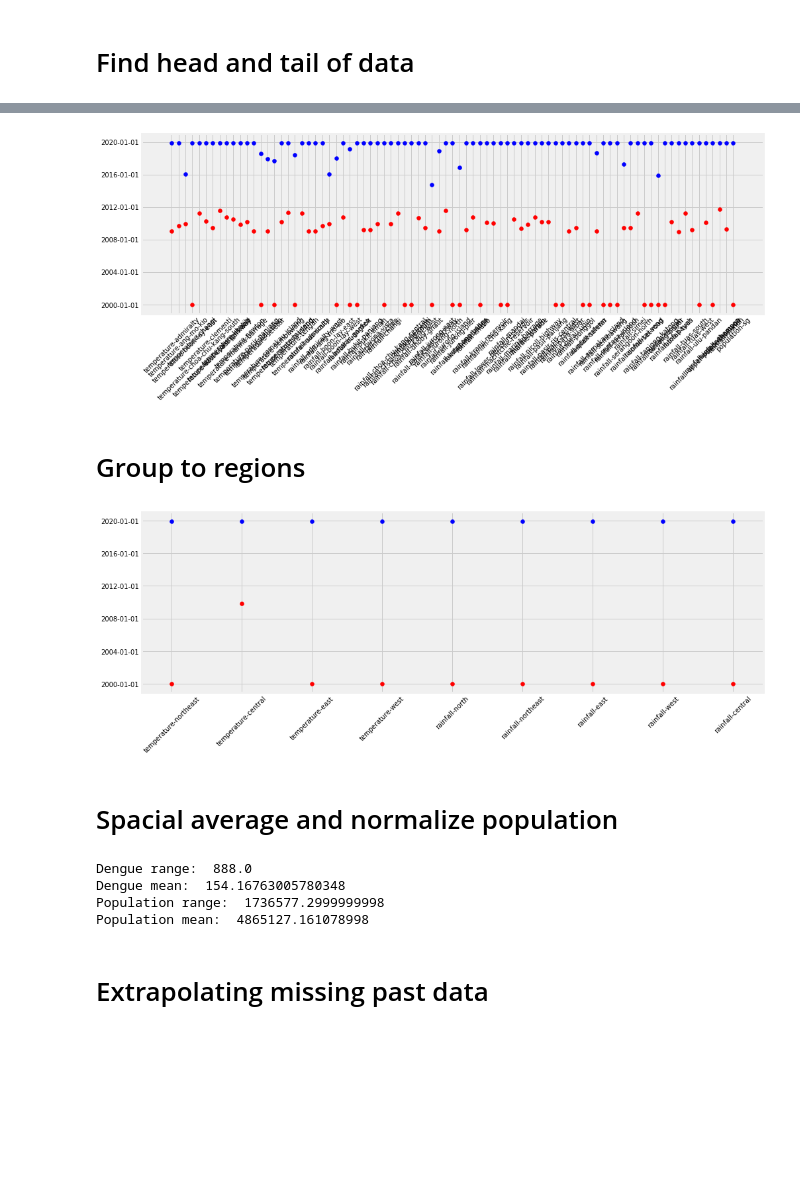
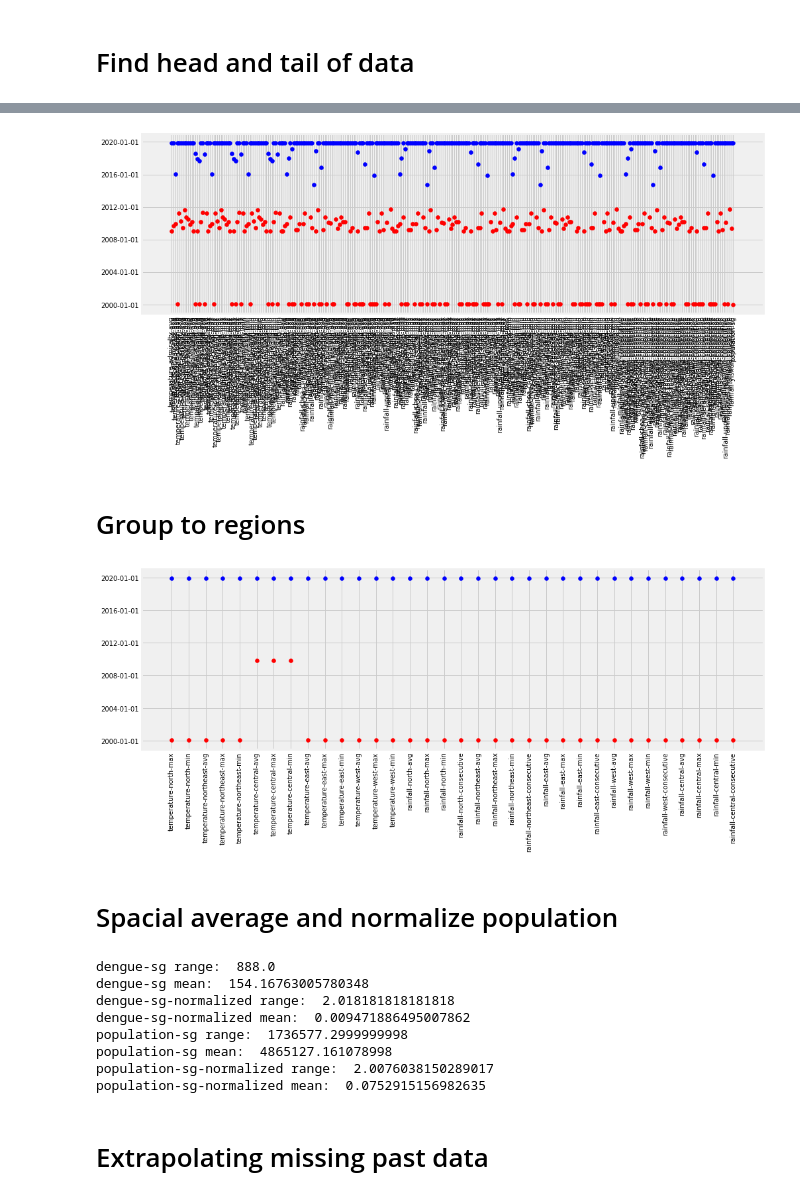
Before and after one commit to mammothb/personal, a Jupyter notebook: datathon/data-extraction/check_missing_data.ipynb, the cells around one changed output, grey strips where cells are left out. Drawn from its saved outputs; the diff is of its cells as text; code cells hidden in the pictures; blank space fills up the shorter version.

Commit message:
added max and min columsn and consecutive rainy days

```diff
--- a/datathon/data-extraction/check_missing_data.ipynb
+++ b/datathon/data-extraction/check_missing_data.ipynb
@@ -48,6 +48,6 @@ True
 # %% [markdown]
 # Find head and tail of data
 # %%
-big_df = pd.read_csv("./all_data.csv", index_col=[0], parse_dates=[0]).replace("-", np.nan).astype(float)
+big_df = pd.read_csv("./multicoldataall.csv", index_col=[0], parse_dates=[0]).replace("-", np.nan).astype(float)
 big_df.head()
 # %% [output]
@@ -65,39 +65,39 @@ for colname in big_df.columns:
     n = big_df[colname].shape[0]
     data[colname] = {}
     res_string = colname
     for i in range(n):
         if not pd.isna(big_df[colname][i]):
             res_string += ";{}".format(big_df.index[i])
             data[colname]["start"] = big_df.index[i]
             break
     for i in range(n):
         j = n - 1 - i
         if not pd.isna(big_df[colname][j]):
             res_string += ";{}".format(big_df.index[j])
             data[colname]["end"] = big_df.index[j]
             break
 
 # for k in data:
 #     print("{};{};{}".format(k, data[k]["start"], data[k]["end"]))
 
 f, ax = plt.subplots(1)
 f.set_figheight(5)
 f.set_figwidth(15)
 
 xfmt = md.DateFormatter('%Y-%m-%d')
 ax.yaxis.set_major_formatter(xfmt)
 ax.yaxis_date()
 ax.scatter(list(data.keys())[1 :], [data[k]["start"] for k in data][1 :], c="r")
 ax.scatter(list(data.keys())[1 :], [data[k]["end"] for k in data][1 :], c="b")
 
-plt.xticks(rotation=45)
+plt.xticks(rotation=90)
 plt.show()
 # %% [output]
-[figure, old version]
+[figure, new version]
 # %% [markdown]
 # Group to regions
 # %%
-regions = {
+base_regions = {
     "temperature-north": ["temperature-admiralty", "temperature-khatib", "temperature-sembawang"],
     "temperature-northeast": ["temperature-ang-mo-kio", "temperature-seletar", "temperature-tai-seng"],
     "temperature-central": ["temperature-marina-barrage", "temperature-newton", "temperature-sentosa-island"],
@@ -128,6 +128,12 @@ regions = {
                          "rainfall-somerset-road", "rainfall-tanjong-pagar", "rainfall-toa-payoh",
                          "rainfall-ulu-pandan", "rainfall-whampoa"]
 }
+temperature_suffix = ["avg", "max", "min"]
+rainfall_suffix = ["avg", "max", "min", "consecutive"]
+regions = {f"{k}-{suffix}": [f"{loc}-{suffix}" for loc in base_regions[k]]
+           for k in base_regions
+           for suffix in (temperature_suffix if "temperature" in k else rainfall_suffix)}
+
 region_head_tail = {}
 for k in regions:
     region_head_tail[k] = {}
@@ -144,34 +150,43 @@ ax.yaxis_date()
 ax.scatter(list(region_head_tail.keys())[1 :], [region_head_tail[k]["start"] for k in region_head_tail][1 :], c="r")
 ax.scatter(list(region_head_tail.keys())[1 :], [region_head_tail[k]["end"] for k in region_head_tail][1 :], c="b")
 
-plt.xticks(rotation=45)
+plt.xticks(rotation=90)
 plt.show()
 # %% [output]
-[figure, old version]
+[figure, new version]
 # %% [markdown]
 # Spacial average and normalize population
 # %%
-print("Dengue range: ", big_df["dengue-sg"].max() - big_df["dengue-sg"].min())
-print("Dengue mean: ", big_df["dengue-sg"].mean())
+def describe_column(target_df, colname):
+    print(f"{colname} range: ", target_df[colname].max() - target_df[colname].min())
+    print(f"{colname} mean: ", target_df[colname].mean())
+
+describe_column(big_df, "dengue-sg")
 dengue_offset = 150
 dengue_scale = 880 / 2
 
 big_df["dengue-sg-normalized"] = (big_df["dengue-sg"] - dengue_offset) / dengue_scale
+describe_column(big_df, "dengue-sg-normalized")
 
-print("Population range: ", big_df["population-sg"].max() - big_df["population-sg"].min())
-print("Population mean: ", big_df["population-sg"].mean())
+describe_column(big_df, "population-sg")
 population_offset = 4800000
 population_scale = 1730000 / 2
 
 big_df["population-sg-normalized"] = (big_df["population-sg"] - population_offset) / population_scale
+describe_column(big_df, "population-sg-normalized")
+
 for region in regions:
     # mean(axis=1) accounts for nan and doesn't add count to it
     big_df[region] = big_df[regions[region]].mean(axis=1)
 # %% [output]
-Dengue range:  888.0
-Dengue mean:  154.16763005780348
-Population range:  1736577.2999999998
-Population mean:  4865127.161078998
+dengue-sg range:  888.0
+dengue-sg mean:  154.16763005780348
+dengue-sg-normalized range:  2.018181818181818
+dengue-sg-normalized mean:  0.009471886495007862
+population-sg range:  1736577.2999999998
+population-sg mean:  4865127.161078998
+population-sg-normalized range:  2.0076038150289017
+population-sg-normalized mean:  0.0752915156982635
 # %% [markdown]
 # Extrapolating missing past data
 # %%
```
Also changed, not shown: parts of 15 cells of this notebook, 10 other files.
